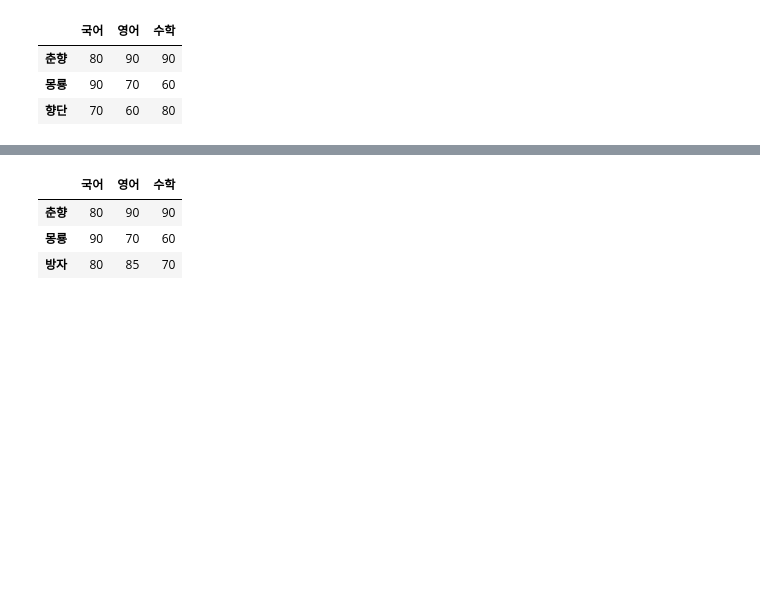
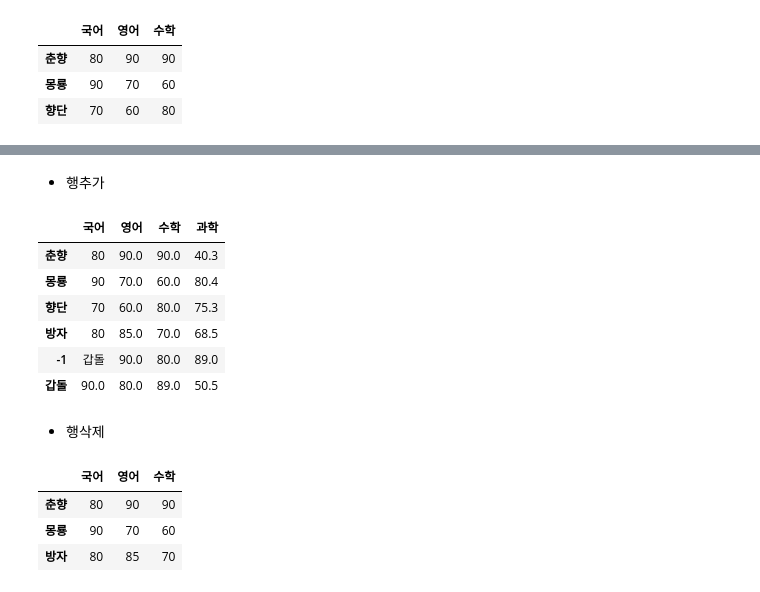
Before and after one commit to EunBiYang/DataAnalysis, a Jupyter notebook: 02.pandas/02.DataFrame.ipynb, the cells around one changed output, grey strips where cells are left out. Saved outputs shown, nothing was run; the diff lists cells and outputs as text; code cells hidden in the pictures; blank space fills up the shorter version.

```diff
--- a/02.pandas/02.DataFrame.ipynb
+++ b/02.pandas/02.DataFrame.ipynb
@@ -286,0 +299,2 @@ df.drop(['방자'])
+# %%
+df.drop(columns=['갑돌'],inplace=True)
@@ -287,3 +310,18 @@ df.drop(['방자'])
+# %% [markdown]
+- 행추가
+# %%
+df.loc['갑돌'] = [90, 80, 89, 50.5]
+df
+# %% [output]
+|  | 국어 | 영어 | 수학 | 과학 |
+| 춘향 | 80 | 90.0 | 90.0 | 40.3 |
+| 몽룡 | 90 | 70.0 | 60.0 | 80.4 |
+| 향단 | 70 | 60.0 | 80.0 | 75.3 |
+| 방자 | 80 | 85.0 | 70.0 | 68.5 |
+| -1 | 갑돌 | 90.0 | 80.0 | 89.0 |
+| 갑돌 | 90.0 | 80.0 | 89.0 | 50.5 |
+# %% [markdown]
+- 행삭제
 # %%
 df.drop(['향단'], inplace=True)
 df
```
Also changed, not shown: parts of 7 cells of this notebook, 12 other files.
